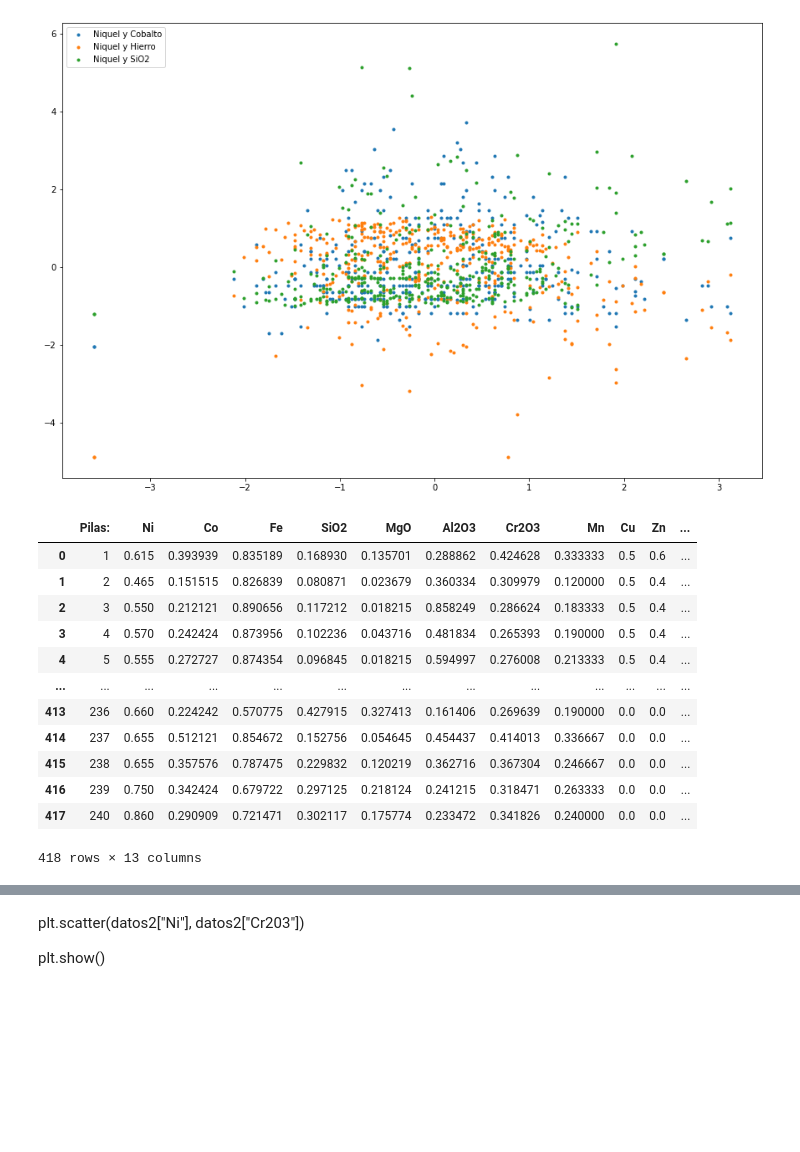
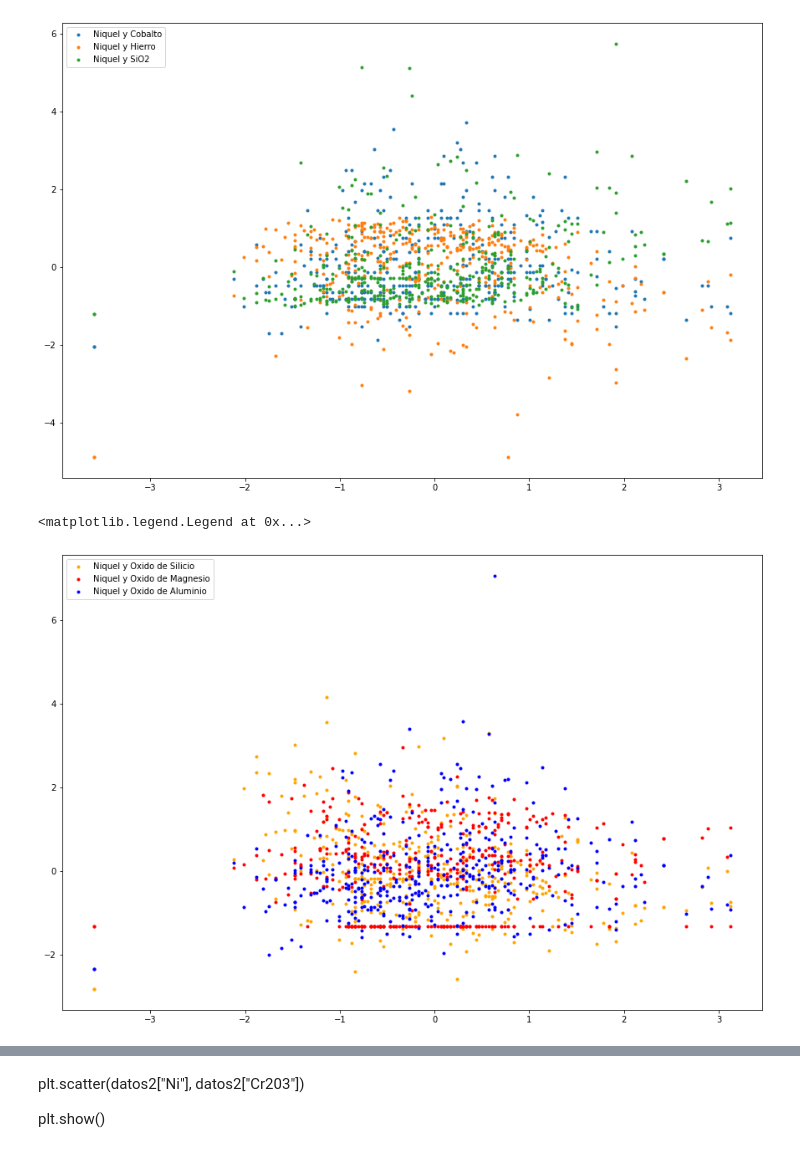
Before and after one commit to roxyconstantine-dev/Proyecto-Final-de-An-lisis-Datos, a Jupyter notebook: untitled1.ipynb, the cells around one changed output, grey strips where cells are left out. Saved outputs shown, nothing was run; the diff lists cells and outputs as text; code cells hidden in the pictures; blank space fills up the shorter version.

```diff
--- a/untitled1.ipynb
+++ b/untitled1.ipynb
@@ -157,16 +172,14 @@ datos2['Zn']=MinMaxScaler().fit_transform(np.array(datos2['Zn']).reshape(-1,1))
-# %%
-datos2
-# %% [output]
-|  | Pilas: | Ni | Co | Fe | SiO2 | MgO | Al2O3 | Cr2O3 | Mn | Cu | Zn | ... |
-| 0 | 1 | 0.615 | 0.393939 | 0.835189 | 0.168930 | 0.135701 | 0.288862 | 0.424628 | 0.333333 | 0.5 | 0.6 | ... |
-| 1 | 2 | 0.465 | 0.151515 | 0.826839 | 0.080871 | 0.023679 | 0.360334 | 0.309979 | 0.120000 | 0.5 | 0.4 | ... |
-| 2 | 3 | 0.550 | 0.212121 | 0.890656 | 0.117212 | 0.018215 | 0.858249 | 0.286624 | 0.183333 | 0.5 | 0.4 | ... |
-| 3 | 4 | 0.570 | 0.242424 | 0.873956 | 0.102236 | 0.043716 | 0.481834 | 0.265393 | 0.190000 | 0.5 | 0.4 | ... |
-| 4 | 5 | 0.555 | 0.272727 | 0.874354 | 0.096845 | 0.018215 | 0.594997 | 0.276008 | 0.213333 | 0.5 | 0.4 | ... |
-| ... | ... | ... | ... | ... | ... | ... | ... | ... | ... | ... | ... | ... |
-| 413 | 236 | 0.660 | 0.224242 | 0.570775 | 0.427915 | 0.327413 | 0.161406 | 0.269639 | 0.190000 | 0.0 | 0.0 | ... |
-| 414 | 237 | 0.655 | 0.512121 | 0.854672 | 0.152756 | 0.054645 | 0.454437 | 0.414013 | 0.336667 | 0.0 | 0.0 | ... |
-| 415 | 238 | 0.655 | 0.357576 | 0.787475 | 0.229832 | 0.120219 | 0.362716 | 0.367304 | 0.246667 | 0.0 | 0.0 | ... |
-| 416 | 239 | 0.750 | 0.342424 | 0.679722 | 0.297125 | 0.218124 | 0.241215 | 0.318471 | 0.263333 | 0.0 | 0.0 | ... |
-| 417 | 240 | 0.860 | 0.290909 | 0.721471 | 0.302117 | 0.175774 | 0.233472 | 0.341826 | 0.240000 | 0.0 | 0.0 | ... |
-418 rows × 13 columns
+# %%
+#Mostrando el grafioc de algunas muestras en funcion del Niquel que es el principal objeto de estudio
+x=X[:,0]
+y=X[:,5]
+plt.figure(figsize=(15,10))
+y1=X[:,6]
+y2=X[:,7]
+plt.plot(x, y,'.', label = "Niquel y Oxido de Silicio",color="orange")
+plt.plot(x, y1,'.', label = "Niquel y Oxido de Magnesio",color="red")
+plt.plot(x, y2,'.', label = "Niquel y Oxido de Aluminio ",color="blue")
+plt.legend(loc = "upper left")
+# %% [output]
+<matplotlib.legend.Legend at 0x...>
+[figure, added]
```
Also changed, not shown: parts of 12 cells of this notebook.
